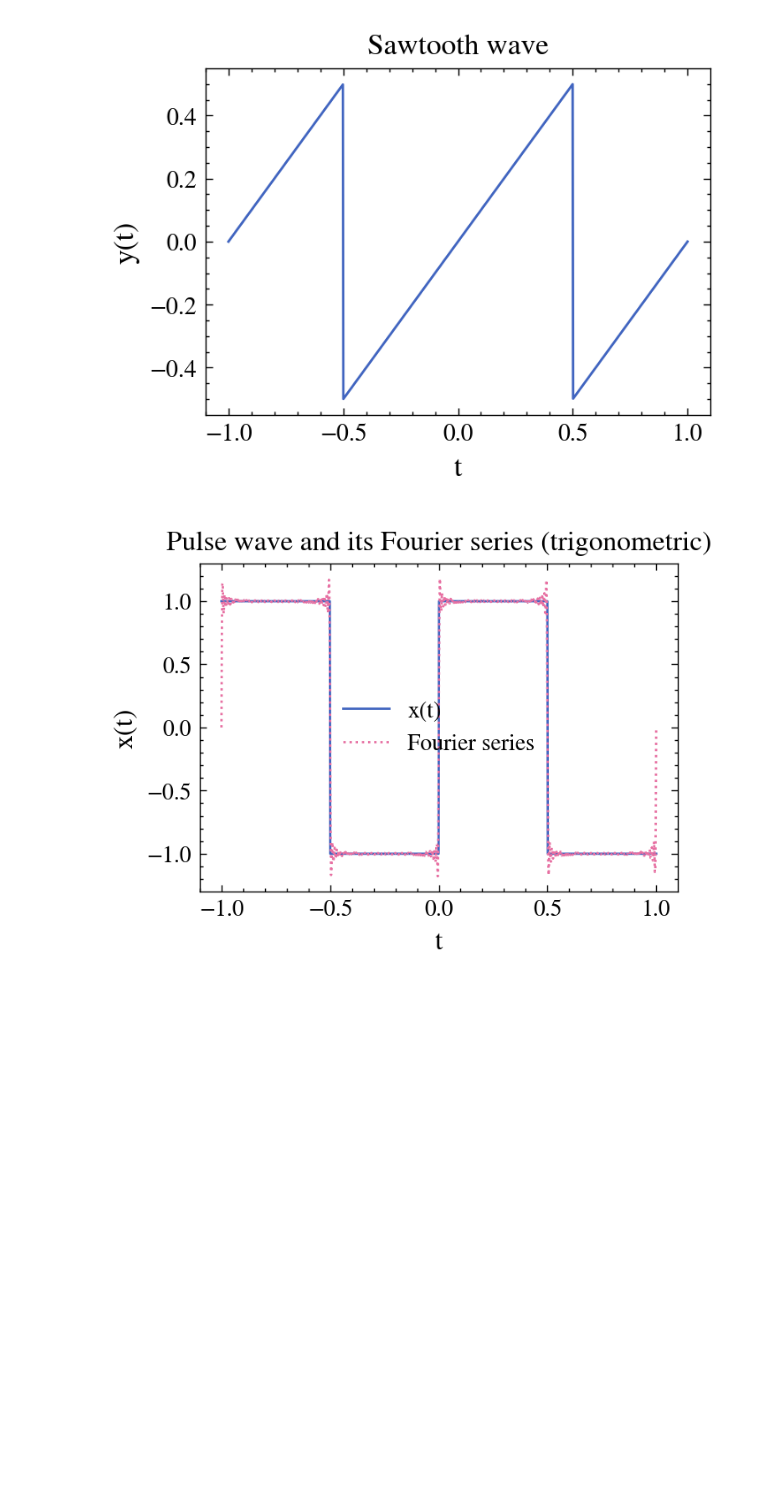
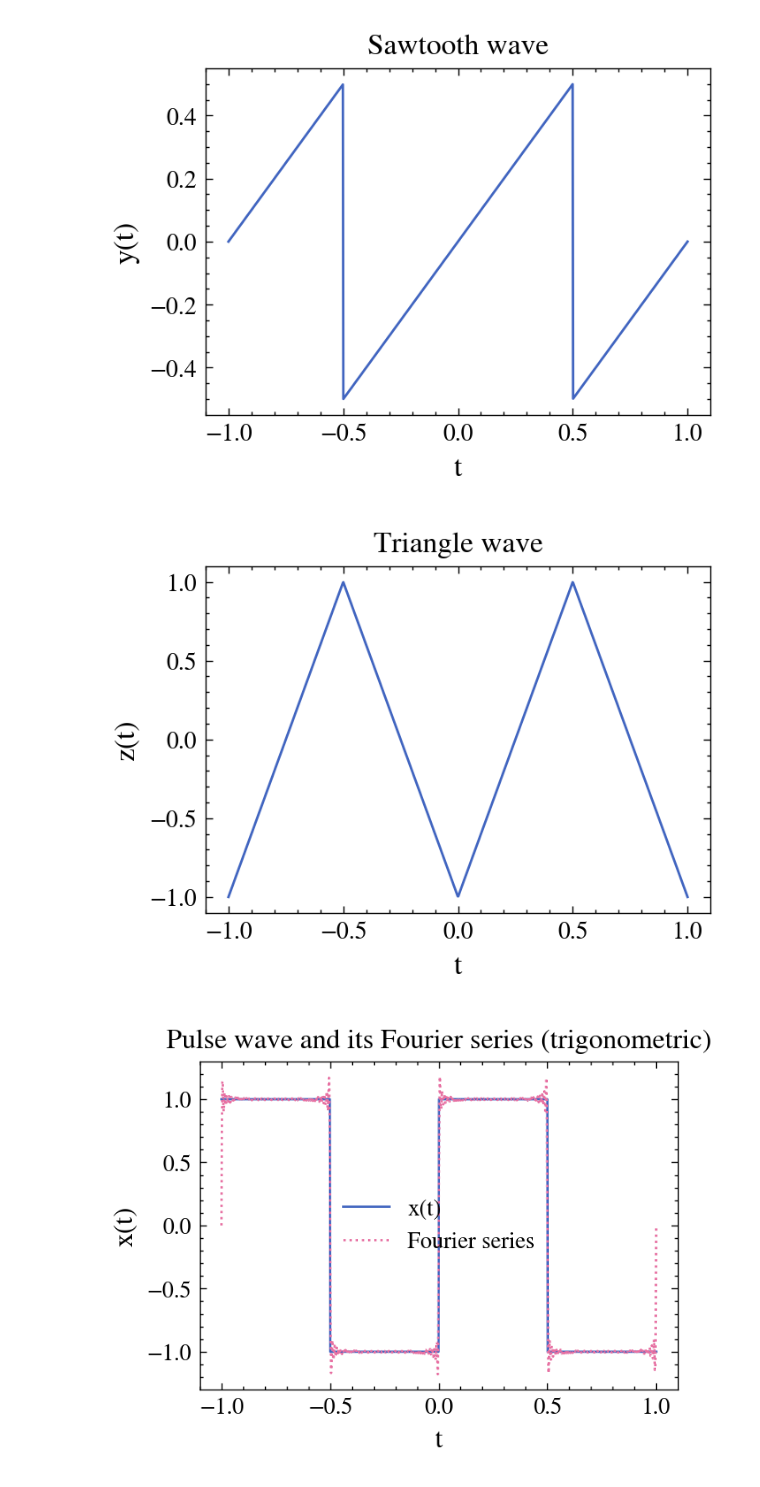
Before and after one commit to ignaschuemer7/TP1-AM3, a Jupyter notebook: better_caul_saul.ipynb, the cells around one changed output. Saved outputs shown, nothing was run; the diff lists cells and outputs as text; code cells hidden in the pictures; blank space fills up the shorter version.

Commit message:
triangle wave added

```diff
--- a/better_caul_saul.ipynb
+++ b/better_caul_saul.ipynb
@@ -12,6 +12,9 @@ x = lambda t: A * np.sign(np.sin(2 * np.pi * F * t))
 
 # Sawtooth wave
 y = lambda t: A * (t * F - np.floor(0.5 + t * F))
+
+#triangle wave
+z = lambda t: 4*A*abs((t*F - np.floor(0.5 + t*F)))-A
 # %%
 # Plot pulse wave
 
@@ -34,6 +37,17 @@ plt.title('Sawtooth wave')
 plt.show()
 # %% [output]
 [figure]
+# %%
+# Plot triangle wave
+
+t = np.linspace(-1, 1, 1000)
+plt.plot(t, z(t))
+plt.xlabel('t')
+plt.ylabel('z(t)')
+plt.title('Triangle wave')
+plt.show()
+# %% [output]
+[figure, added]
 # %%
 def trigFourierSeries(an: callable, bn: callable, a0: float, T: float, N: int) -> callable:
     """
```
Also changed, not shown: parts of 1 cell of this notebook, 1 other file.
